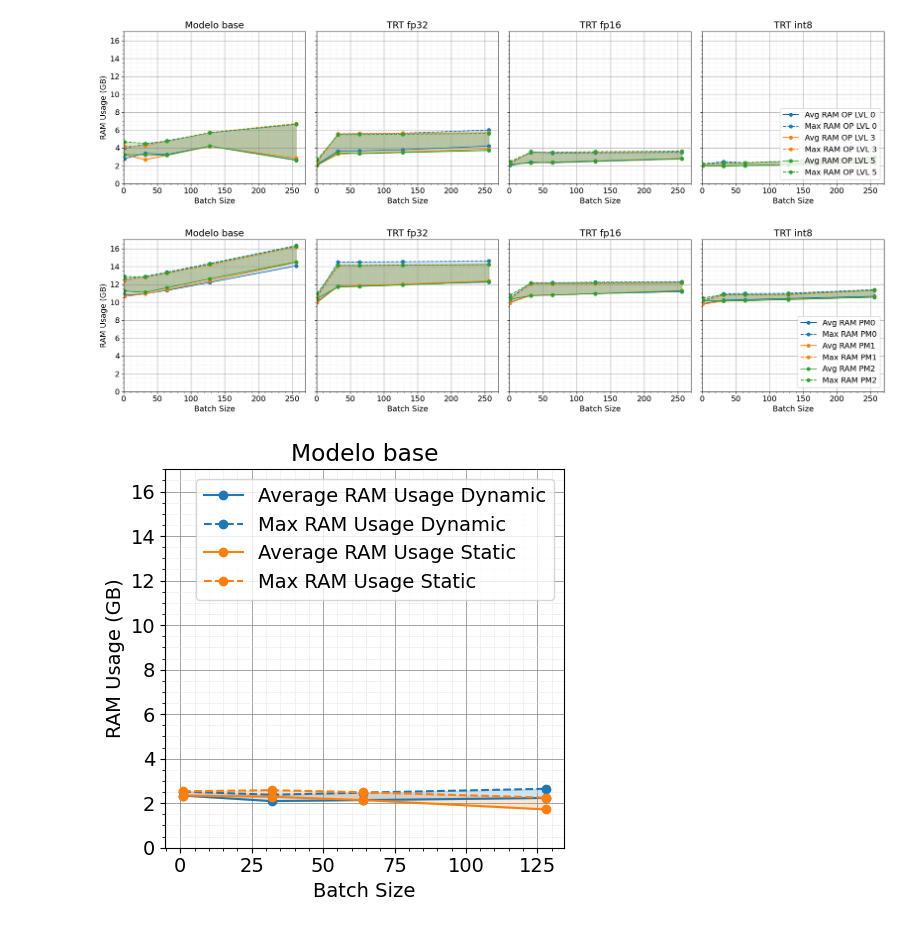
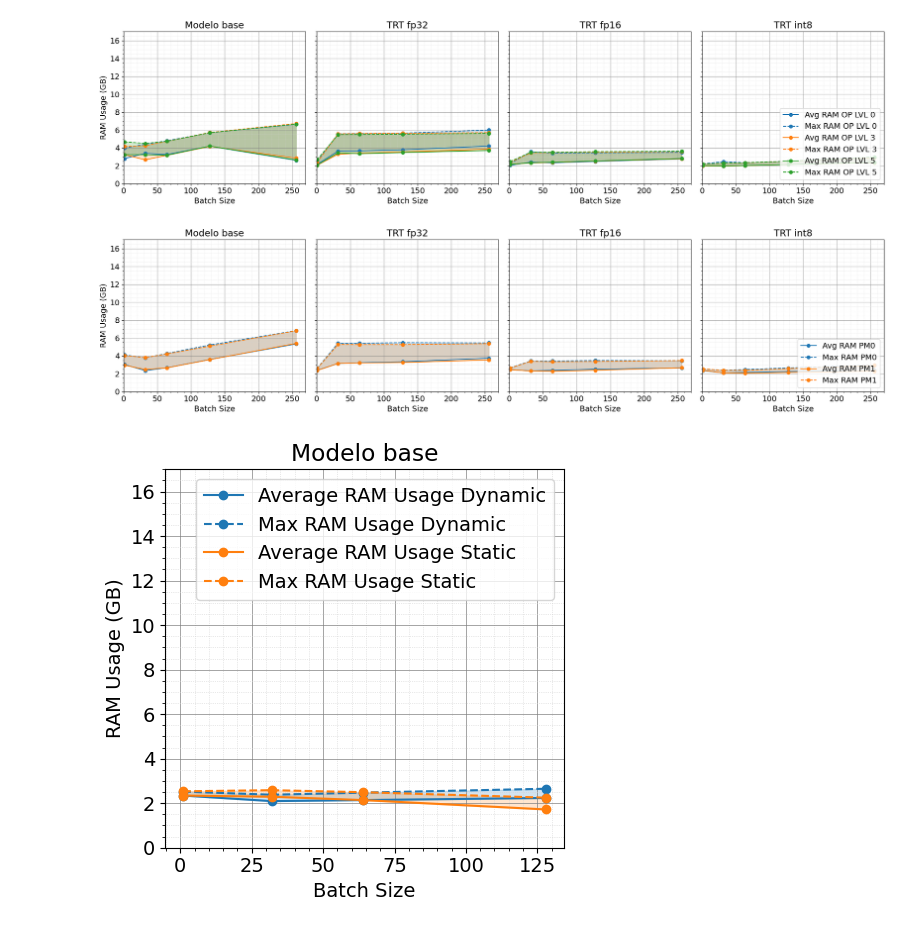
Before and after one commit to Juanx65/ArtTRT, a Jupyter notebook: post_processing/plot_memory_from_tegrastats_logs.ipynb, the cells around one changed output. Drawn from its saved outputs; the diff is of its cells as text; code cells hidden in the pictures.

```diff
--- a/post_processing/plot_memory_from_tegrastats_logs.ipynb
+++ b/post_processing/plot_memory_from_tegrastats_logs.ipynb
@@ -700,7 +700,7 @@ plot_memory_horizontal_plots(
 # %%
 # POWER MODE PLOTTER
 
-PLATFORM = 'orin_agx'
+PLATFORM = 'orin_nano'
 
 #OPTIMIZATION
 BASE_MODEL = 'vanilla'
@@ -708,12 +708,12 @@ FP32 = 'fp32'
 FP16 = 'fp16'
 INT8 = 'int8'
 
-NETWORK = 'resnet152'
+NETWORK = 'resnet50'
 
 #POWER MODE
 PM0 = 'PM0'
 PM1 = 'PM1'
-PM2 = 'PM2'
+PM2 = 'PM0'
 
 
 BUILD_TYPE = 'dynamic'
@@ -790,36 +790,36 @@ data_bs_256_pm1_int8 = read_data(f'../outputs/tegrastats_log/tegrastats_log_{PLA
 data_bs_1_pm2_int8 =  read_data(f'../outputs/tegrastats_log/tegrastats_log_{PLATFORM}/{INT8}_{NETWORK}_bs_1_{PM2}_{BUILD_TYPE}_{OPLVL}.txt')
 data_bs_32_pm2_int8 = read_data(f'../outputs/tegrastats_log/tegrastats_log_{PLATFORM}/{INT8}_{NETWORK}_bs_32_{PM2}_{BUILD_TYPE}_{OPLVL}.txt')
 data_bs_64_pm2_int8 = read_data(f'../outputs/tegrastats_log/tegrastats_log_{PLATFORM}/{INT8}_{NETWORK}_bs_64_{PM2}_{BUILD_TYPE}_{OPLVL}.txt')
 data_bs_128_pm2_int8 = read_data(f'../outputs/tegrastats_log/tegrastats_log_{PLATFORM}/{INT8}_{NETWORK}_bs_128_{PM2}_{BUILD_TYPE}_{OPLVL}.txt')
 data_bs_256_pm2_int8 = read_data(f'../outputs/tegrastats_log/tegrastats_log_{PLATFORM}/{INT8}_{NETWORK}_bs_256_{PM2}_{BUILD_TYPE}_{OPLVL}.txt')
 
 plot_memory_horizontal_plots(
     [
         [[ data_bs_1, data_bs_32, data_bs_64,data_bs_128,data_bs_256],
         [ data_bs_1_fp32, data_bs_32_fp32, data_bs_64_fp32,data_bs_128_fp32,data_bs_256_fp32]
         ,[ data_bs_1_fp16, data_bs_32_fp16, data_bs_64_fp16,data_bs_128_fp16,data_bs_256_fp16]
         ,[ data_bs_1_int8, data_bs_32_int8, data_bs_64_int8,data_bs_128_int8,data_bs_256_int8]
         ],
 
         [[ data_bs_1_pm1, data_bs_32_pm1, data_bs_64_pm1,data_bs_128_pm1,data_bs_256_pm1],
         [ data_bs_1_pm1_fp32, data_bs_32_pm1_fp32, data_bs_64_pm1_fp32,data_bs_128_pm1_fp32,data_bs_256_pm1_fp32]
         ,[ data_bs_1_pm1_fp16, data_bs_32_pm1_fp16, data_bs_64_pm1_fp16,data_bs_128_pm1_fp16,data_bs_256_pm1_fp16]
         ,[ data_bs_1_pm1_int8, data_bs_32_pm1_int8, data_bs_64_pm1_int8,data_bs_128_pm1_int8,data_bs_256_pm1_int8]
         ],
 
-
         [[ data_bs_1_pm2, data_bs_32_pm2, data_bs_64_pm2,data_bs_128_pm2,data_bs_256_pm2],
         [ data_bs_1_pm2_fp32, data_bs_32_pm2_fp32, data_bs_64_pm2_fp32,data_bs_128_pm2_fp32,data_bs_256_pm2_fp32]
         ,[ data_bs_1_pm2_fp16, data_bs_32_pm2_fp16, data_bs_64_pm2_fp16,data_bs_128_pm2_fp16,data_bs_256_pm2_fp16]
         ,[ data_bs_1_pm2_int8, data_bs_32_pm2_int8, data_bs_64_pm2_int8,data_bs_128_pm2_int8,data_bs_256_pm2_int8]
         ]
+
     ],
     [ 1,32,64,128,256],
     ['Modelo base', 'TRT fp32', 'TRT fp16', 'TRT int8'],
-    ['PM0', 'PM1', 'PM2']
+    ['PM0', 'PM1'] #, 'PM2']
 )
 # %% [output]
-[figure, old version]
+[figure, new version]
 # %%
 # COMPARE TWO MEMORY TESTS
 
```
